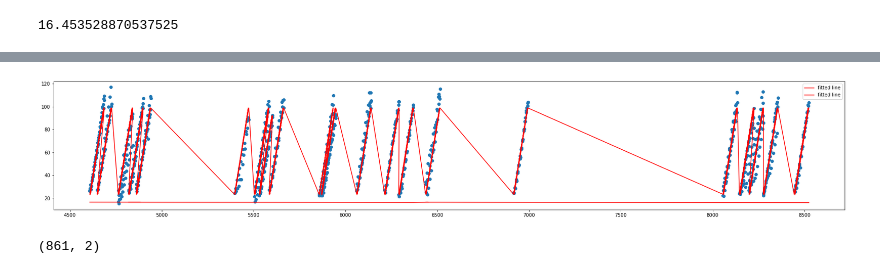
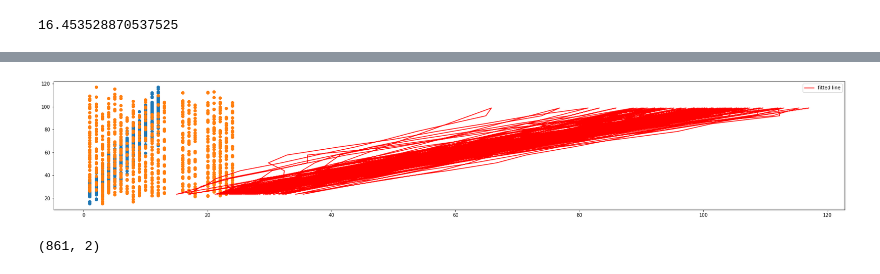
Before and after one commit to G-Licitra/hime, a Jupyter notebook: playground/linear_regression_methods.ipynb, the cells around one changed output, grey strips where cells are left out. Drawn from its saved outputs; the diff is of its cells as text; code cells hidden in the pictures.

Commit message:
Looking into the Linear Mixed Model framework using Casadi

```diff
--- a/playground/linear_regression_methods.ipynb
+++ b/playground/linear_regression_methods.ipynb
@@ -523,10 +556,12 @@ model.intercept_
 # %%
 _ = plt.figure(figsize=(30, 5))
-_ = plt.scatter(pred_y, y)
-_ = plt.plot(pred_y, model.intercept_ + beta*x, 'r', label='fitted line')
+_ = plt.scatter(x["Time"], y)
+_ = plt.scatter(x["Litter"], y)
+_ = plt.plot(y, model.intercept_ + beta[0]*x["Time"], 'r', label='fitted line')
+# _ = plt.plot(y, model.intercept_ + beta[1]*x["Litter"], 'r', label='fitted line')
 _ = plt.legend()
 # %% [output]
-[figure, old version]
+[figure, new version]
 # %%
 x.shape
 # %% [output]
```
Also changed, not shown: parts of 27 cells of this notebook, 2 other files.
